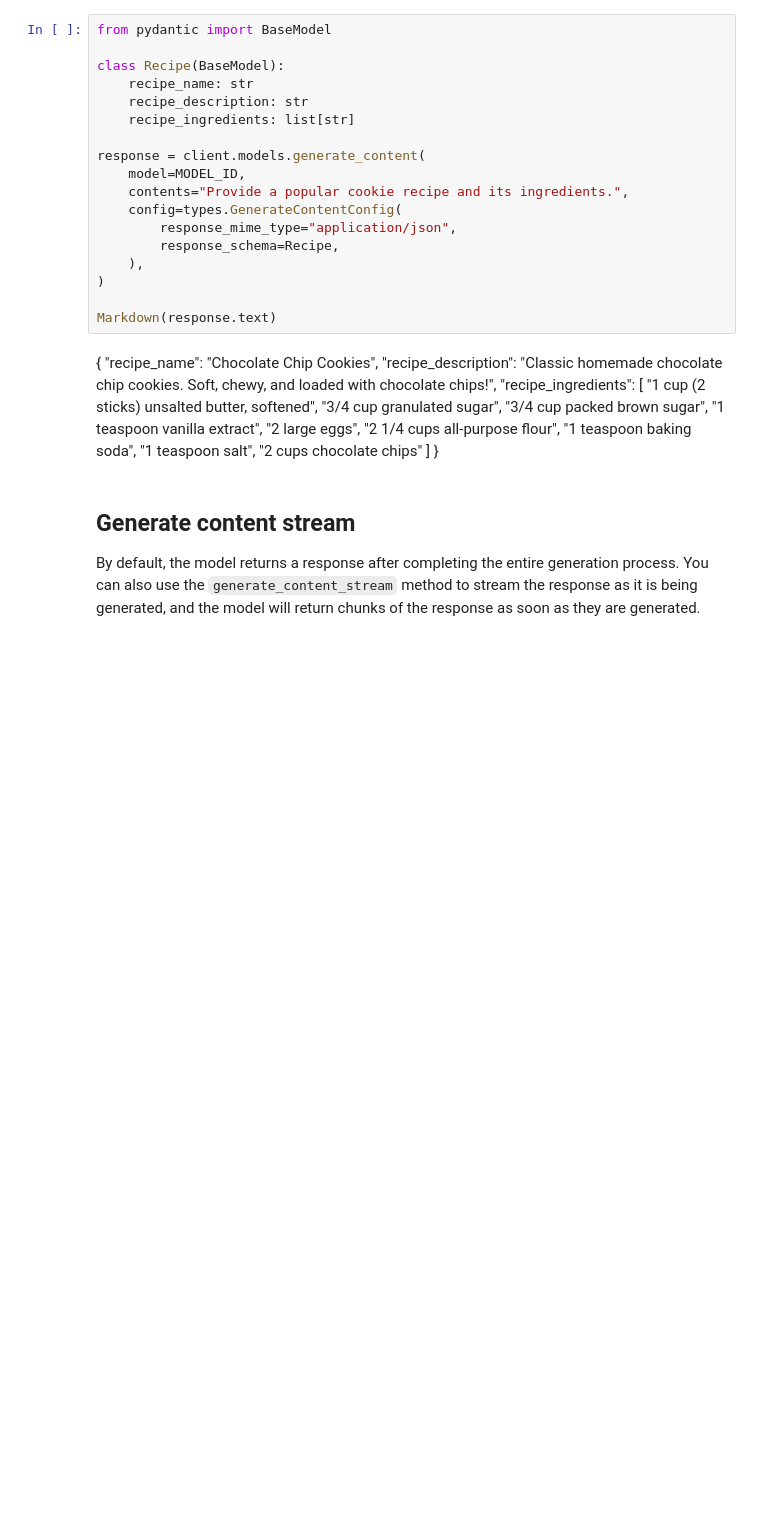
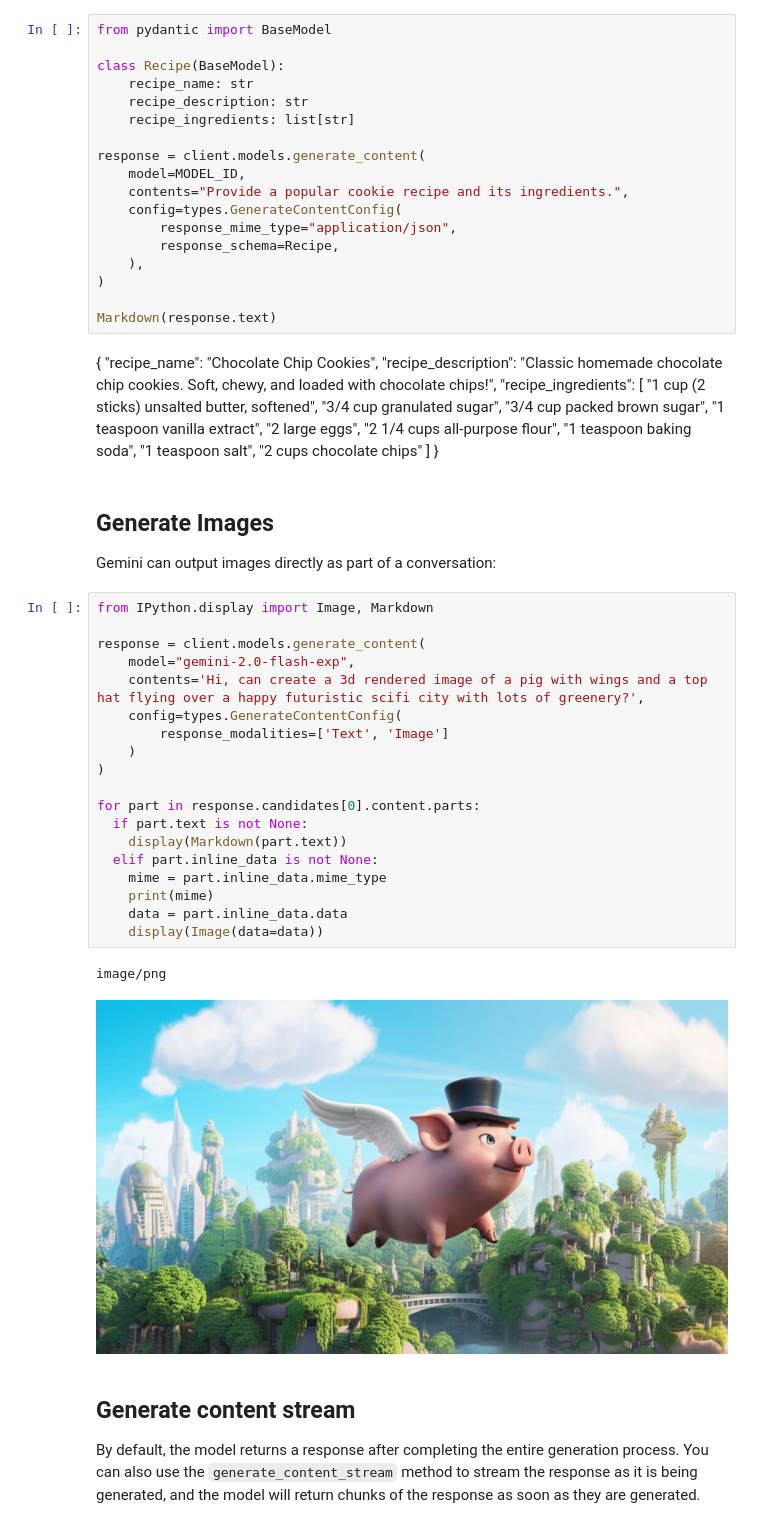
Before and after one commit to pavithrahbs/Python_Practice, a Jupyter notebook: quickstarts/Get_started.ipynb, the cells around one changed output. Drawn from its saved outputs; the diff is of its cells as text; blank space fills up the shorter version.

```diff
--- a/quickstarts/Get_started.ipynb
+++ b/quickstarts/Get_started.ipynb
@@ -405,6 +406,32 @@ Markdown(response.text)
     "2 cups chocolate chips"
   ]
 }
+# %% [markdown]
+## Generate Images
+
+Gemini can output images directly as part of a conversation:
+# %%
+from IPython.display import Image, Markdown
+
+response = client.models.generate_content(
+    model="gemini-2.0-flash-exp",
+    contents='Hi, can create a 3d rendered image of a pig with wings and a top hat flying over a happy futuristic scifi city with lots of greenery?',
+    config=types.GenerateContentConfig(
+        response_modalities=['Text', 'Image']
+    )
+)
+
+for part in response.candidates[0].content.parts:
+  if part.text is not None:
+    display(Markdown(part.text))
+  elif part.inline_data is not None:
+    mime = part.inline_data.mime_type
+    print(mime)
+    data = part.inline_data.data
+    display(Image(data=data))
+# %% [output]
+image/png
+[figure, added]
 # %% [markdown]
 ## Generate content stream
 
```
Also changed, not shown: parts of 6 cells of this notebook.
